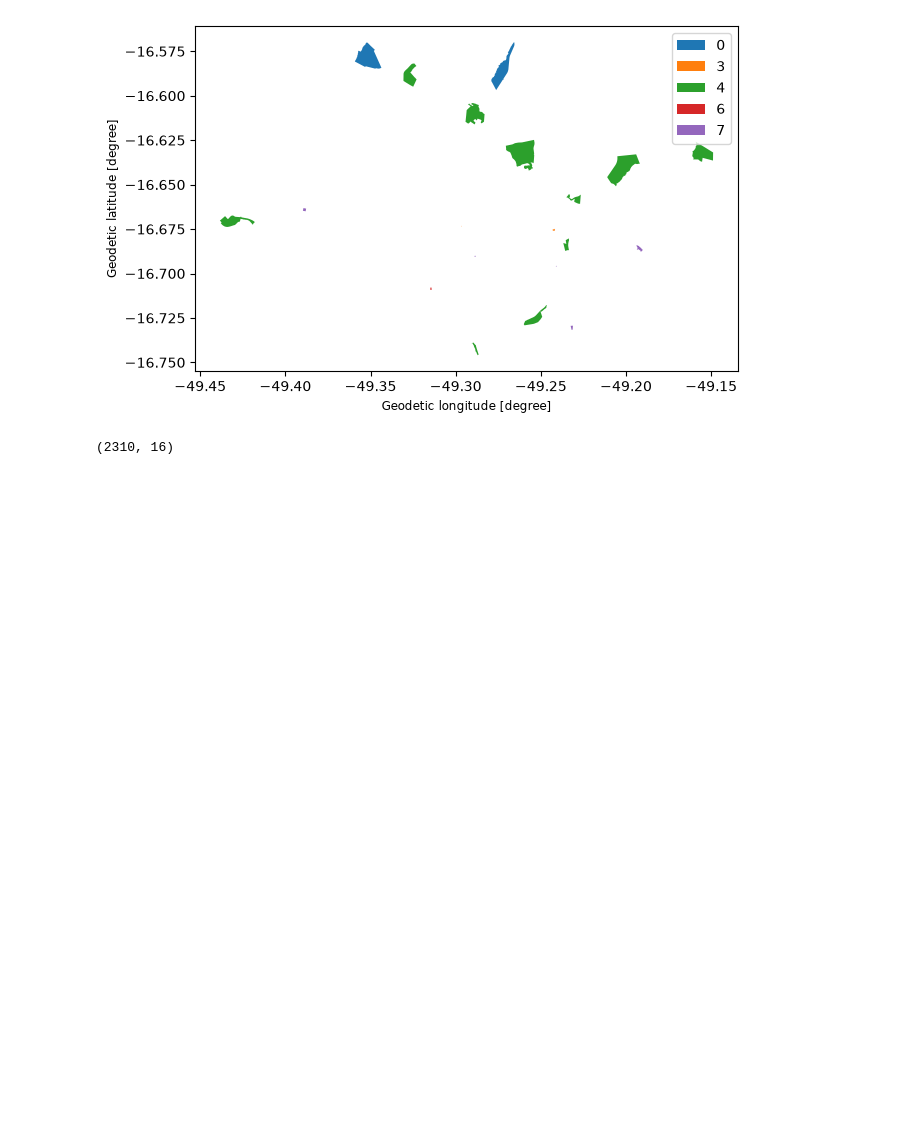
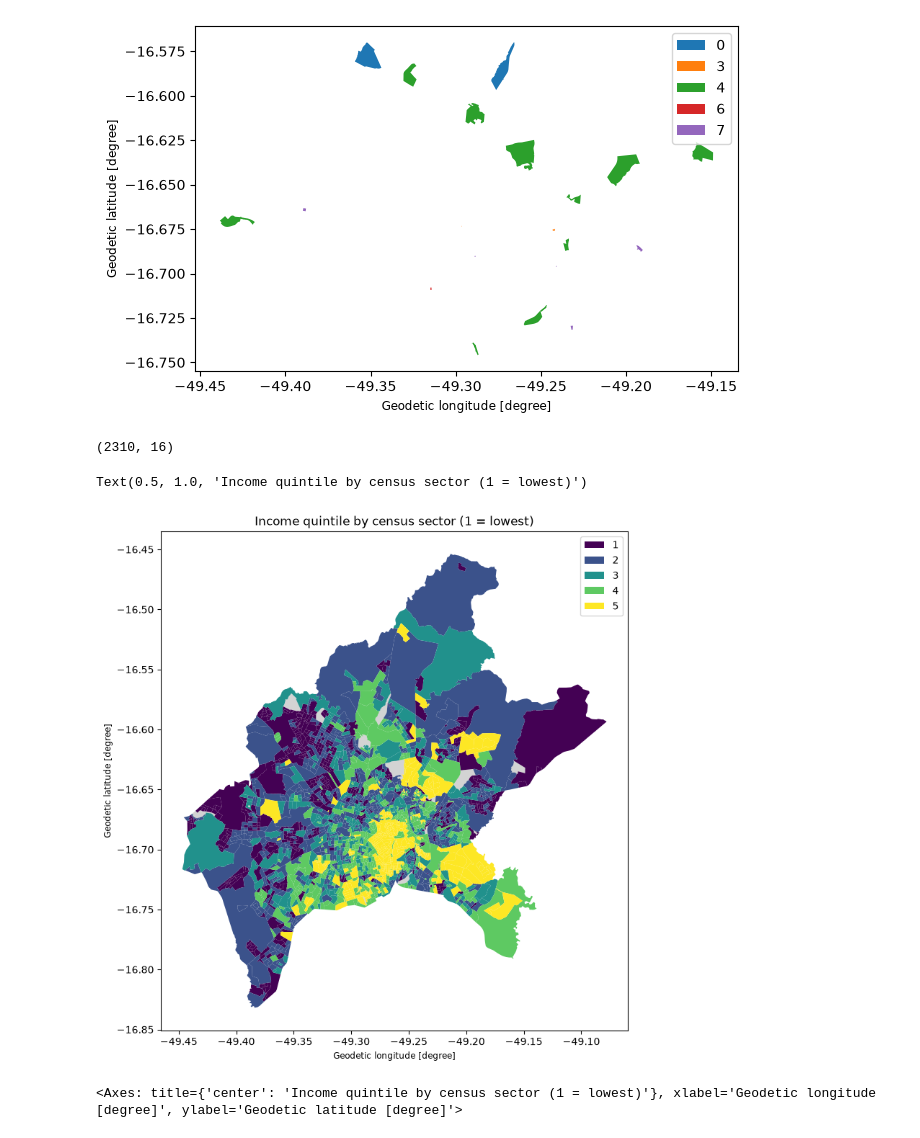
Before and after one commit to HannahGrecco/goiania-thermal-justice, a Jupyter notebook: notebooks/01_data_prep.ipynb, the cells around one changed output. Cells and saved outputs as stored; diff of their text form; code cells hidden in the pictures; blank space fills up the shorter version.

Commit message:
docs: add income quintile maps to data prep notebook

```diff
--- a/notebooks/01_data_prep.ipynb
+++ b/notebooks/01_data_prep.ipynb
@@ -493,3 +493,20 @@ check = gpd.read_file(PROCESSED / "sectors_income.gpkg")
 check.shape   # (2310, 16)
 # %% [output]
 (2310, 16)
+# %%
+valid = final[final["has_income"]].copy()
+valid["income_quintile"] = valid["income_quintile"].astype(int)
+
+ax = final[~final["has_income"]].plot(color="lightgrey", figsize=(9, 9))
+valid.plot(
+    column="income_quintile", categorical=True, cmap="viridis",
+    legend=True, edgecolor="none", ax=ax,
+)
+ax.set_title("Income quintile by census sector (1 = lowest)")
+# %% [output]
+Text(0.5, 1.0, 'Income quintile by census sector (1 = lowest)')
+[figure, added]
+# %%
+final[final["sector_type"] == 1].boundary.plot(ax=ax, color="red", linewidth=0.6)
+# %% [output]
+<Axes: title={'center': 'Income quintile by census sector (1 = lowest)'}, xlabel='Geodetic longitude [degree]', ylabel='Geodetic latitude [degree]'>
```
Also changed, not shown: parts of 1 cell of this notebook.
